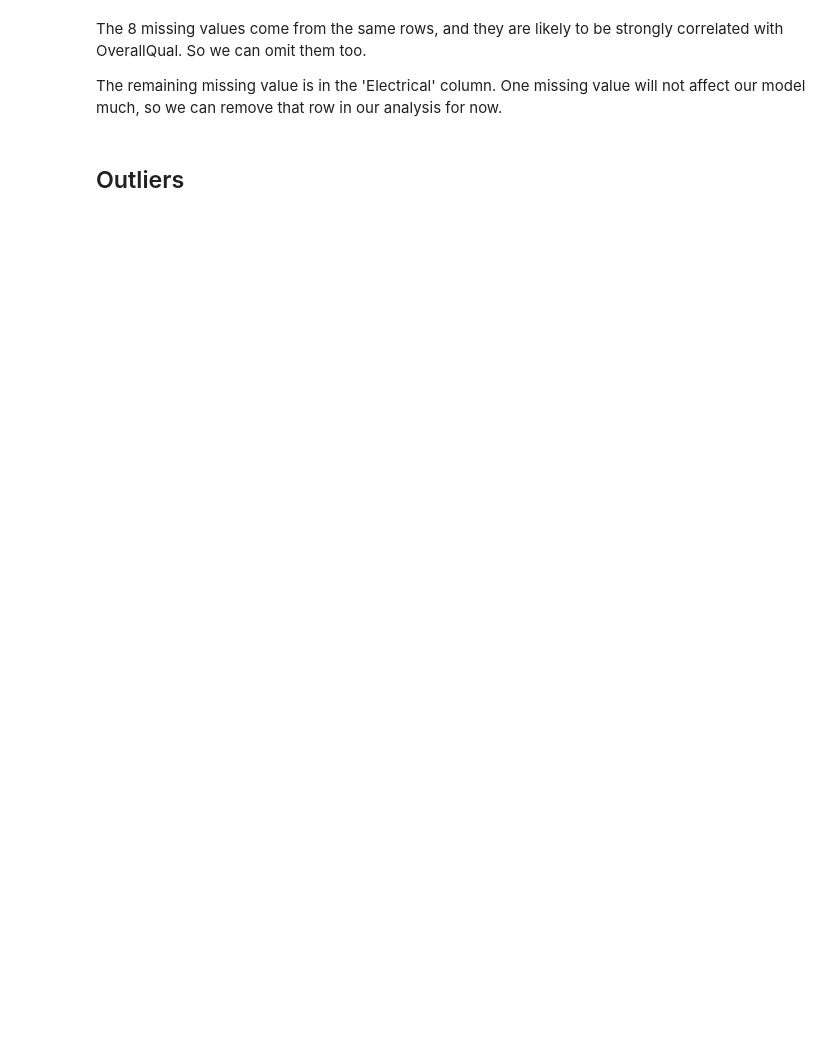
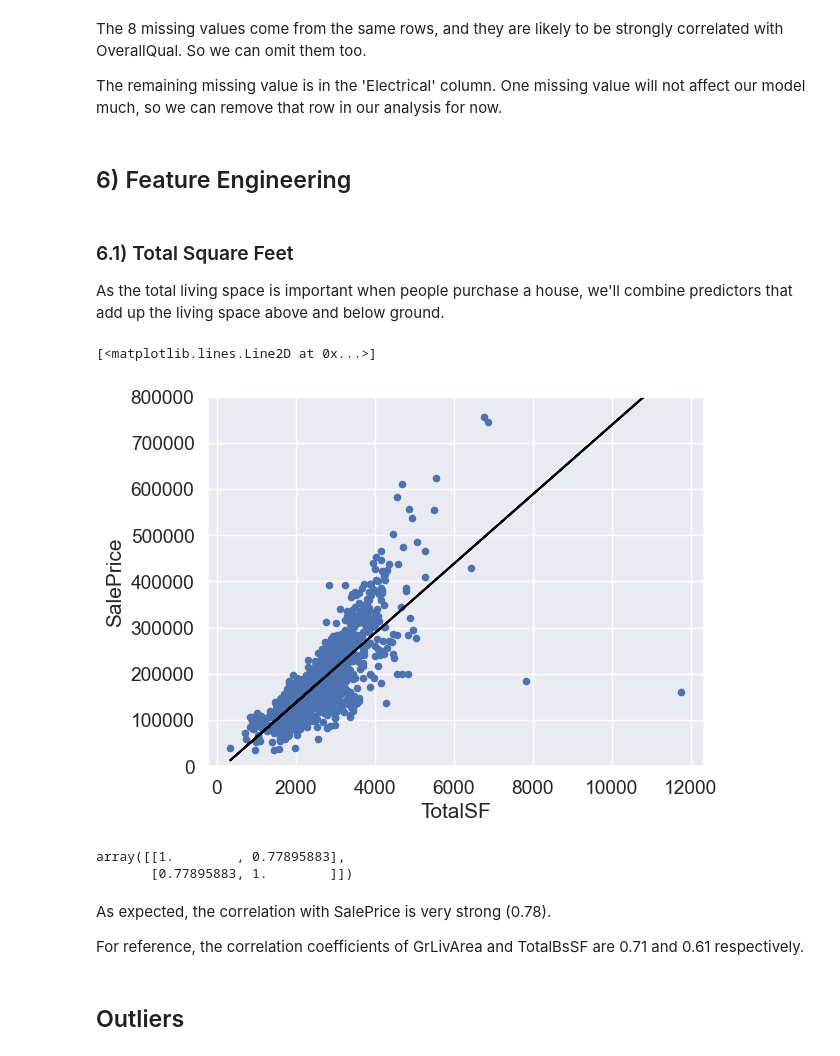
Before and after one commit to caffeinatedwoof/kaggle_predict_housing_prices, a Jupyter notebook: eda.ipynb, the cells around one changed output. Cells and saved outputs as stored; diff of their text form; code cells hidden in the pictures; blank space fills up the shorter version.

Commit message:
Feature Engineering - Created TotalSF

```diff
--- a/eda.ipynb
+++ b/eda.ipynb
@@ -165,0 +218,14 @@ Some of the neighborhoods might actually have very similar coefficients (e.g. if
+# %%
+all_nbhds = list(train['Neighborhood'].unique())
+neighborhoods = {}
+for nbhd in all_nbhds:
+    if nbhd in ['MeadowV', 'IDOTRR', 'BrDale']:
+        neighborhoods[nbhd] = 1
+    elif nbhd in ['StoneBr','NridgHt', 'NoRidge']:
+        neighborhoods[nbhd] = 4
+    elif nbhd in ['BrkSide', 'Edwards', 'OldTown', 'Sawyer', 'Blueste', 'SWISU', 'NPkVill', 'NAmes', 'Mitchel']:
+        neighborhoods[nbhd] = 2
+    else:
+        neighborhoods[nbhd] = 3
+
+train['Neighborhood'] = train['Neighborhood'].apply(lambda x: neighborhoods[x])
@@ -452,6 +430,34 @@ The remaining missing value is in the 'Electrical' column. One missing value wil
 train = train.drop([train[train['Electrical'].isnull()].index.values.astype(int)[0]])
 #remove other columns with missing data
 train = train.drop(train.columns[train.isnull().any()].values.astype(str),axis=1)
+# %% [markdown]
+## 6) Feature Engineering ##
+# %% [markdown]
+### 6.1) Total Square Feet ###
+
+As the total living space is important when people purchase a house, we'll combine predictors that add up the living space above and below ground.
+# %%
+train['TotalSF'] = train['GrLivArea'] + train['TotalBsmtSF']
+# %%
+#scatter plot grlivarea/saleprice
+var = 'TotalSF'
+data = pd.concat([train['SalePrice'], train[var]], axis=1)
+data.plot.scatter(x=var, y='SalePrice', ylim=(0,800000))
+m, b = np.polyfit(data[var], data['SalePrice'], 1)
+plt.plot(data[var], m*data[var] + b, color='black')
+# %% [output]
+[<matplotlib.lines.Line2D at 0x...>]
+[figure, added]
+# %%
+#saleprice correlation matrix
+np.corrcoef(train['TotalSF'],train['SalePrice'])
+# %% [output]
+array([[1.        , 0.77895883],
+       [0.77895883, 1.        ]])
+# %% [markdown]
+As expected, the correlation with SalePrice is very strong (0.78).
+
+For reference, the correlation coefficients of GrLivArea and TotalBsSF are 0.71 and 0.61 respectively.
 # %% [markdown]
 ## Outliers ##
 # %%
```
Also changed, not shown: parts of 50 cells of this notebook, 6 other files.
